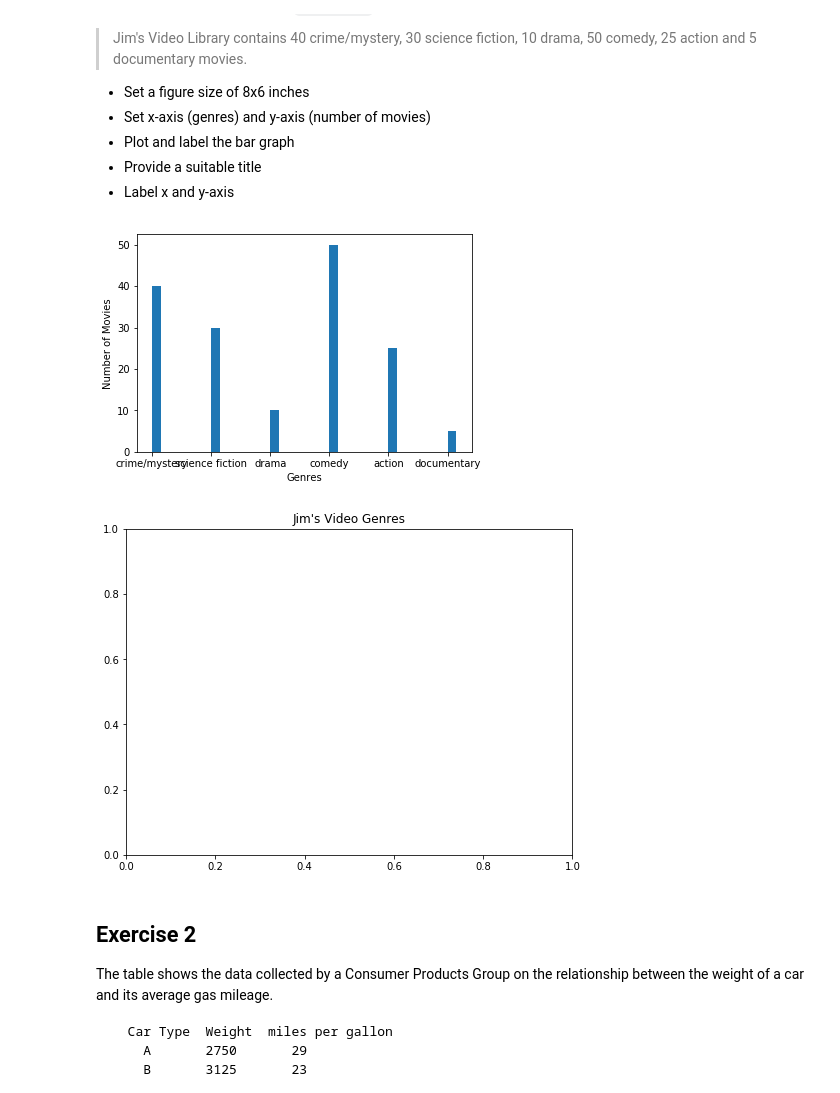
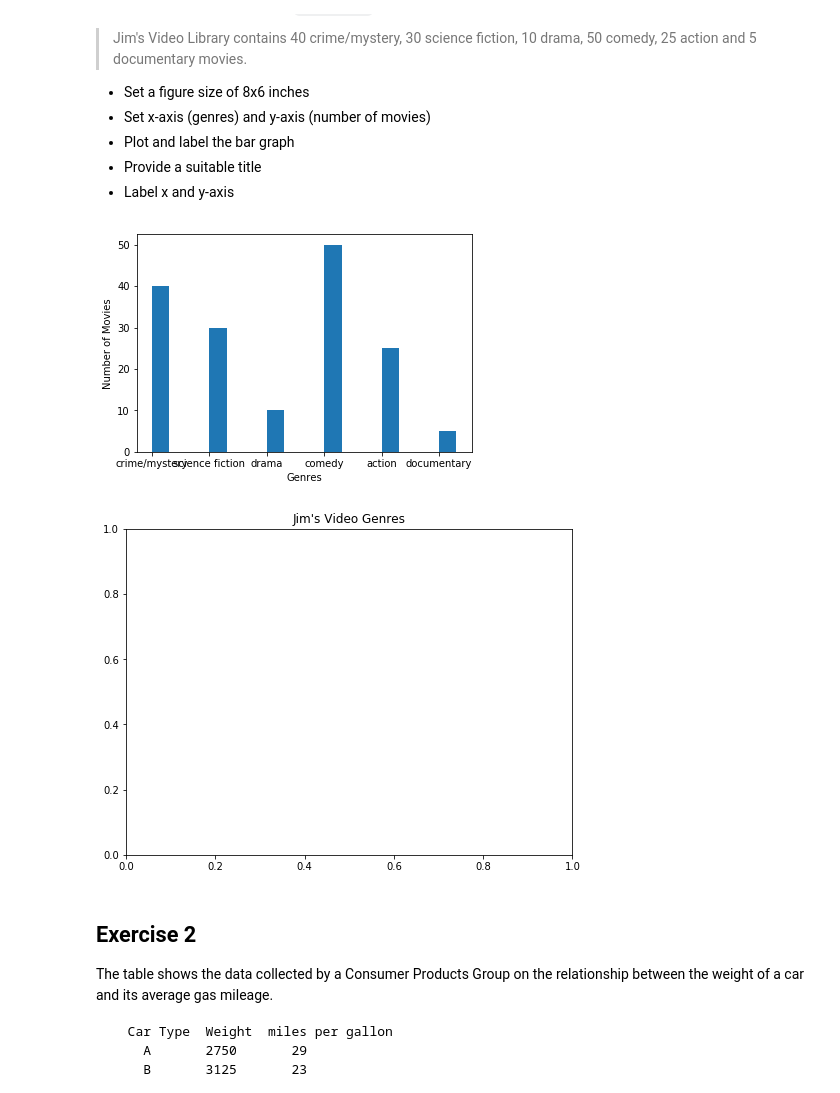
Before and after one commit to bgilroy26/dsc-data-viz-lab-nyc-ds-071519, a Jupyter notebook: index.ipynb, the cells around one changed output. Saved outputs shown, nothing was run; the diff lists cells and outputs as text; code cells hidden in the pictures.

```diff
--- a/index.ipynb
+++ b/index.ipynb
@@ -23,24 +23,24 @@ Make a vertical bar graph using `plt.bar()` for the following set of data:
 # %%
 # import the required libraries
 import numpy as np
 import matplotlib.pyplot as plt
 
 y = [40, 30, 10, 50, 25, 5]
 x = np.arange(len(y))
-plt.bar(x, y, align='edge', width=.15)
+plt.bar(x, y, align='edge', width=.3)
 plt.xticks(x, ['crime/mystery', 'science fiction', 'drama', 'comedy', 'action', 'documentary'])
 plt.xlabel('Genres')
 plt.ylabel('Number of Movies')
 
 # Set a figure size
 plt.figure(figsize=(8,6))
 # Plot vertical bars of fixed width by passing x and y values to .bar() function
 # Give a title to the bar graph
 plt.title("Jim's Video Genres")
 # Output the final plot
 plt.show()
 # %% [output]
-[figure, old version]
+[figure, new version]
 [figure]
 # %% [markdown]
 ## Exercise 2
```
